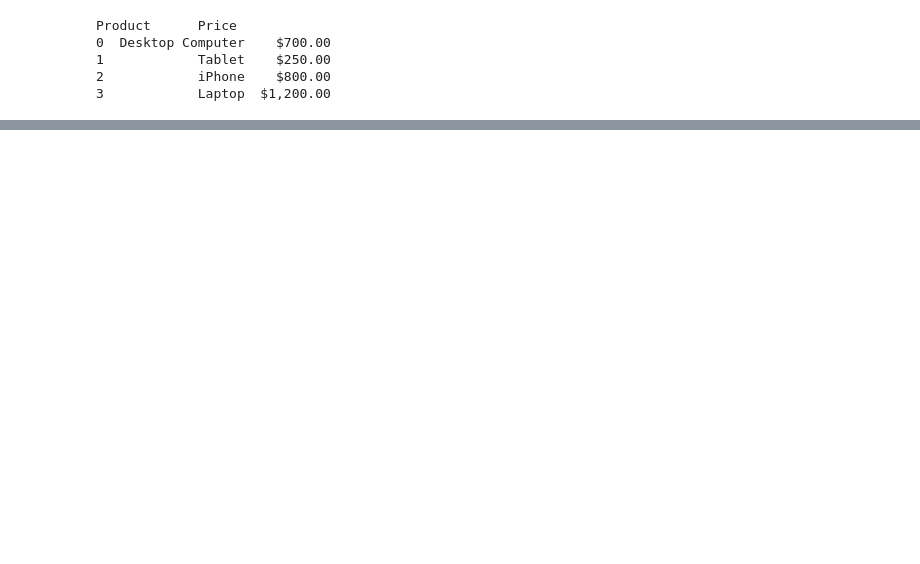
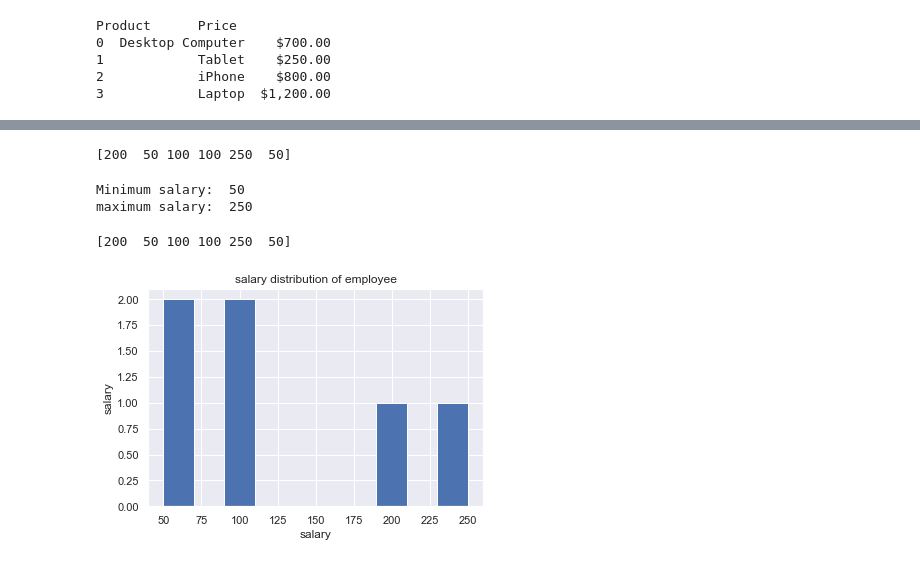
Before and after one commit to kunaldesign/python-program, a Jupyter notebook: machine learning/machine learning.ipynb, the cells around one changed output, grey strips where cells are left out. Cells and saved outputs as stored; diff of their text form; code cells hidden in the pictures; blank space fills up the shorter version.

```diff
--- a/machine learning/machine learning.ipynb
+++ b/machine learning/machine learning.ipynb
@@ -174,0 +178,6 @@ Product      Price
+# %%
+import numpy as np
+import pandas as pd
+
+dataset=pd.read_csv("employees.csv")
+print dataset
@@ -174,0 +192,26 @@ Product      Price
+# %%
+salary=np.array(dataset['Salary'])
+print salary
+# %% [output]
+[200  50 100 100 250  50]
+# %%
+print "Minimum salary: ",salary.min()
+print "maximum salary: ",salary.max()
+# %% [output]
+Minimum salary:  50
+maximum salary:  250
+# %%
+import matplotlib.pyplot as plt
+import seaborn
+
+seaborn.set()
+
+plt.hist(salary)
+plt.title('salary distribution of employee')
+plt.xlabel('salary')
+plt.ylabel('salary')
+
+print salary
+# %% [output]
+[200  50 100 100 250  50]
+[figure, added]
```
Also changed, not shown: parts of 3 cells of this notebook, 1 other file.
